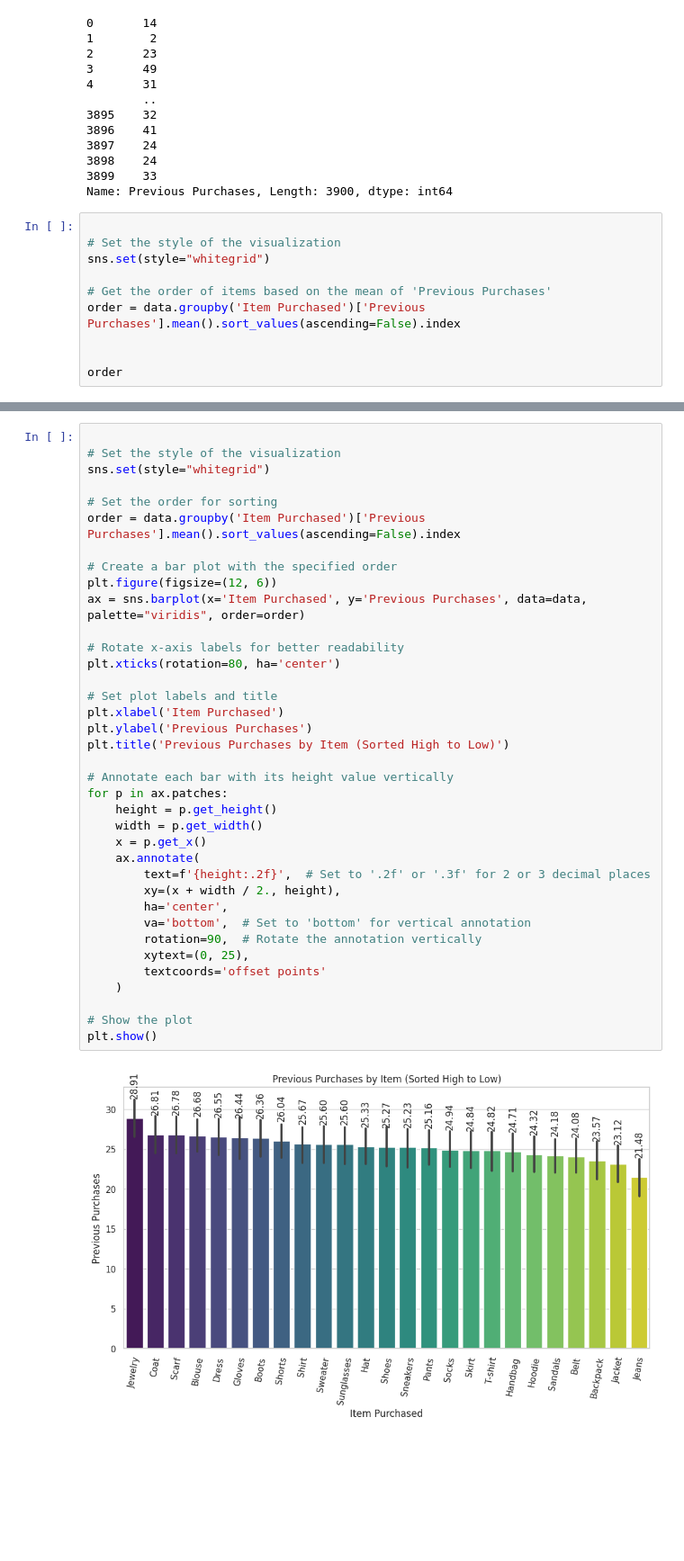
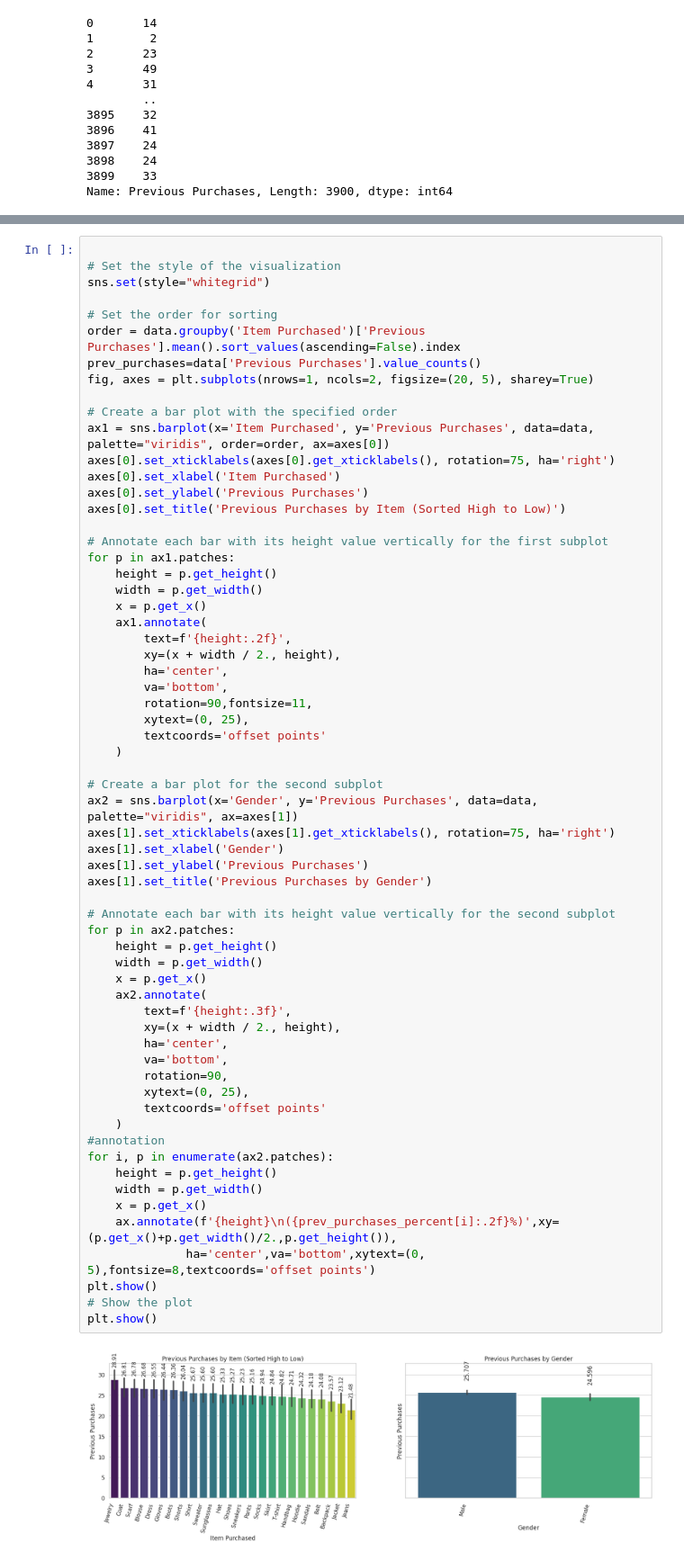
Before and after one commit to DzikriNurRochim/Data_science, a Jupyter notebook: Customer_Shipping.ipynb, the cells around one changed output, grey strips where cells are left out. Shown at 90% size. Saved outputs shown, nothing was run; the diff lists cells and outputs as text; blank space fills up the shorter version.

```diff
--- a/Customer_Shipping.ipynb
+++ b/Customer_Shipping.ipynb
@@ -1177,13 +1310,3 @@ data['Previous Purchases']
 3898    24
 3899    33
 Name: Previous Purchases, Length: 3900, dtype: int64
-# %%
-
-# Set the style of the visualization
-sns.set(style="whitegrid")
-
-# Get the order of items based on the mean of 'Previous Purchases'
-order = data.groupby('Item Purchased')['Previous Purchases'].mean().sort_values(ascending=False).index
-
-
-order
@@ -1196,39 +1322,65 @@ Index(['Jewelry', 'Coat', 'Scarf', 'Blouse', 'Dress', 'Gloves', 'Boots',
 # %%
 
 # Set the style of the visualization
 sns.set(style="whitegrid")
 
 # Set the order for sorting
 order = data.groupby('Item Purchased')['Previous Purchases'].mean().sort_values(ascending=False).index
+prev_purchases=data['Previous Purchases'].value_counts()
+fig, axes = plt.subplots(nrows=1, ncols=2, figsize=(20, 5), sharey=True)
 
 # Create a bar plot with the specified order
-plt.figure(figsize=(12, 6))
-ax = sns.barplot(x='Item Purchased', y='Previous Purchases', data=data, palette="viridis", order=order)
+ax1 = sns.barplot(x='Item Purchased', y='Previous Purchases', data=data, palette="viridis", order=order, ax=axes[0])
+axes[0].set_xticklabels(axes[0].get_xticklabels(), rotation=75, ha='right')
+axes[0].set_xlabel('Item Purchased')
+axes[0].set_ylabel('Previous Purchases')
+axes[0].set_title('Previous Purchases by Item (Sorted High to Low)')
 
-# Rotate x-axis labels for better readability
-plt.xticks(rotation=80, ha='center')
-
-# Set plot labels and title
-plt.xlabel('Item Purchased')
-plt.ylabel('Previous Purchases')
-plt.title('Previous Purchases by Item (Sorted High to Low)')
-
-# Annotate each bar with its height value vertically
-for p in ax.patches:
+# Annotate each bar with its height value vertically for the first subplot
+for p in ax1.patches:
     height = p.get_height()
     width = p.get_width()
     x = p.get_x()
-    ax.annotate(
-        text=f'{height:.2f}',  # Set to '.2f' or '.3f' for 2 or 3 decimal places
+    ax1.annotate(
+        text=f'{height:.2f}',
         xy=(x + width / 2., height),
         ha='center',
-        va='bottom',  # Set to 'bottom' for vertical annotation
-        rotation=90,  # Rotate the annotation vertically
+        va='bottom',
+        rotation=90,fontsize=11,
         xytext=(0, 25),
         textcoords='offset points'
     )
 
+# Create a bar plot for the second subplot
+ax2 = sns.barplot(x='Gender', y='Previous Purchases', data=data, palette="viridis", ax=axes[1])
+axes[1].set_xticklabels(axes[1].get_xticklabels(), rotation=75, ha='right')
+axes[1].set_xlabel('Gender')
+axes[1].set_ylabel('Previous Purchases')
+axes[1].set_title('Previous Purchases by Gender')
+
+# Annotate each bar with its height value vertically for the second subplot
+for p in ax2.patches:
+    height = p.get_height()
+    width = p.get_width()
+    x = p.get_x()
+    ax2.annotate(
+        text=f'{height:.3f}',
+        xy=(x + width / 2., height),
+        ha='center',
+        va='bottom',
+        rotation=90,
+        xytext=(0, 25),
+        textcoords='offset points'
+    )
+#annotation
+for i, p in enumerate(ax2.patches):
+    height = p.get_height()
+    width = p.get_width()
+    x = p.get_x()
+    ax.annotate(f'{height}\n({prev_purchases_percent[i]:.2f}%)',xy=(p.get_x()+p.get_width()/2.,p.get_height()),
+              ha='center',va='bottom',xytext=(0, 5),fontsize=8,textcoords='offset points')
+plt.show()
 # Show the plot
 plt.show()
 # %% [output]
-[figure, old version]
+[figure, new version]
```
Also changed, not shown: parts of 67 cells of this notebook.
